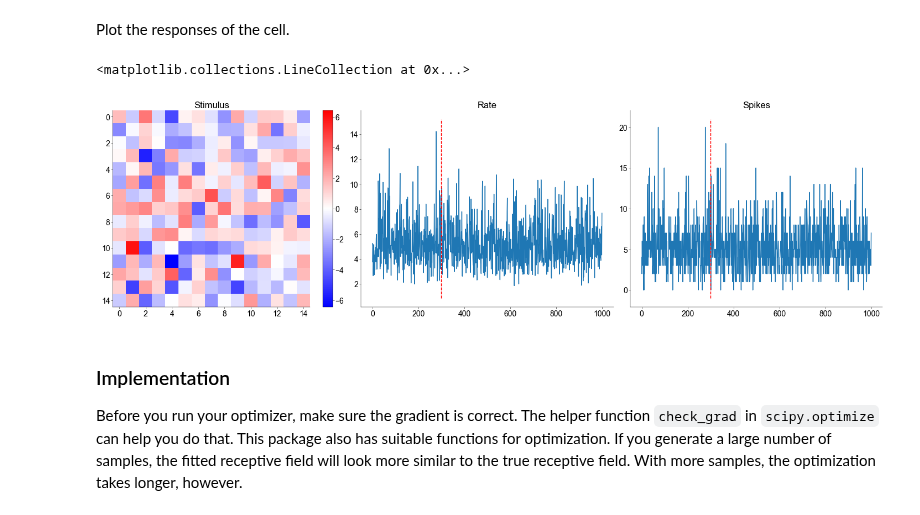
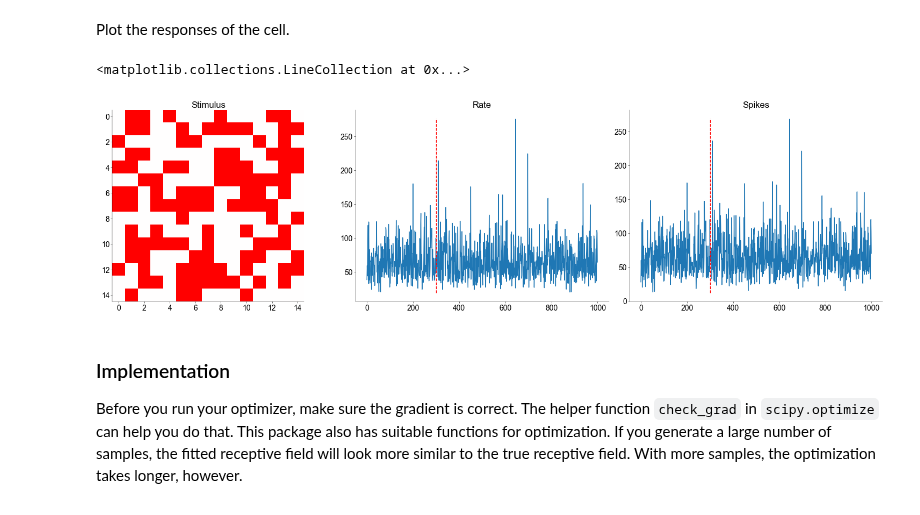
Before and after one commit to H-Kugler/neural-data-science, a Jupyter notebook: notebooks/CodingLab5_leandro.ipynb, the cells around one changed output. Saved outputs shown, nothing was run; the diff lists cells and outputs as text; code cells hidden in the pictures.

```diff
--- a/notebooks/CodingLab5_leandro.ipynb
+++ b/notebooks/CodingLab5_leandro.ipynb
@@ -140,7 +140,8 @@ def sample_lnp(w, nT, dt, R, v):
     # neuron with receptive field kernel w. (0.5 pts)
     # ------------------------------------------------
 
-    s = np.random.normal(0, np.sqrt(v), (w.shape[0], nT))
+    s = np.random.randint(0, 2, size=(len(w),nT)) * v
+    # s = np.random.normal(0, np.sqrt(v), (w.shape[0], nT))
     r = np.exp(w.T @ s) * dt * R
     c = np.random.poisson(r)
 
@@ -165,24 +166,24 @@ Plot the responses of the cell.
 # %%
 mosaic = "ABC"
 
 fig, axs = plt.subplot_mosaic(mosaic=mosaic, figsize=(15,4))
 # --------------------------------------
 # Plot the cell's responses (0.5 points)
 # --------------------------------------
 frame = 300
 # plot the stimulus grid only for one frame
 plot_grid(s[:,frame].reshape((D,D)), ax = axs['A'], title = 'Stimulus')
-fig.colorbar(axs['A'].get_images()[0], ax=axs['A'])
+# fig.colorbar(axs['A'].get_images()[0], ax=axs['A'])
 axs['A'].set_title('Stimulus')
 axs['B'].plot(r)
 axs['B'].set_title('Rate')
 axs['B'].vlines(frame, np.min(r)-1, np.max(r)+1, color='r', linestyles='--')
 axs['C'].plot(c)
 axs['C'].set_title('Spikes')
 axs['C'].vlines(frame, np.min(c)-1, np.max(c)+1, color='r', linestyles='--')
 # %% [output]
 <matplotlib.collections.LineCollection at 0x...>
-[figure, old version]
+[figure, new version]
 # %% [markdown]
 ### Implementation
 
```
Also changed, not shown: parts of 11 cells of this notebook.
